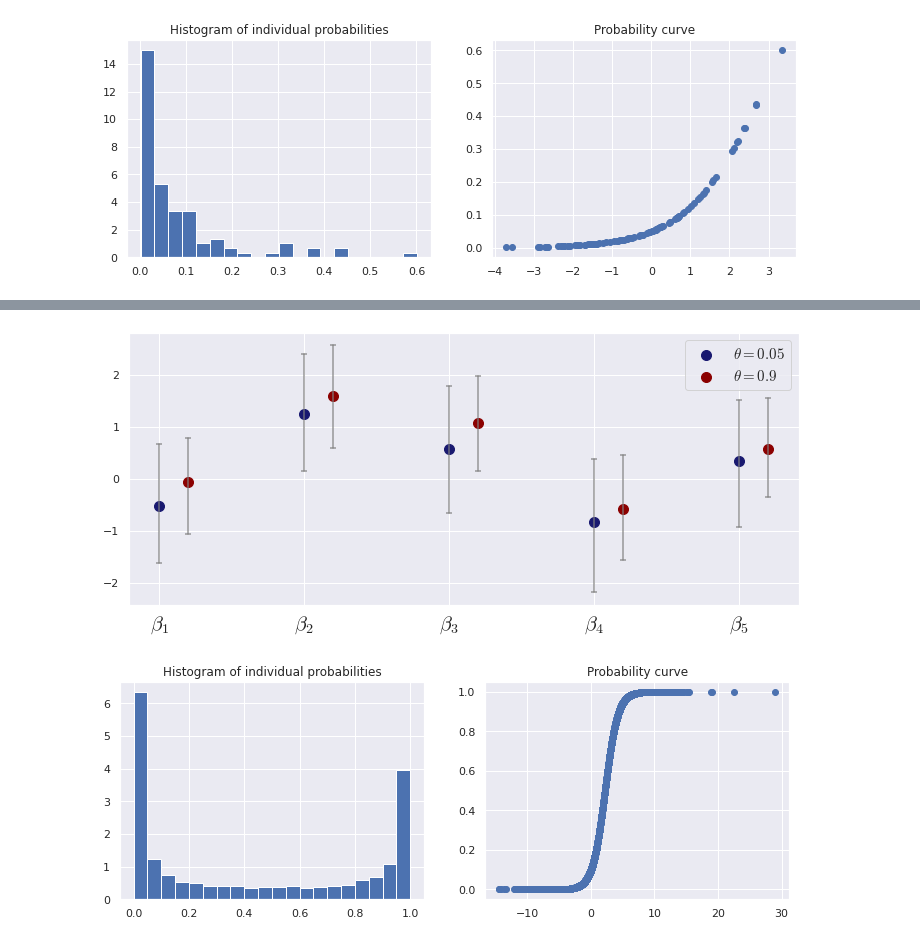
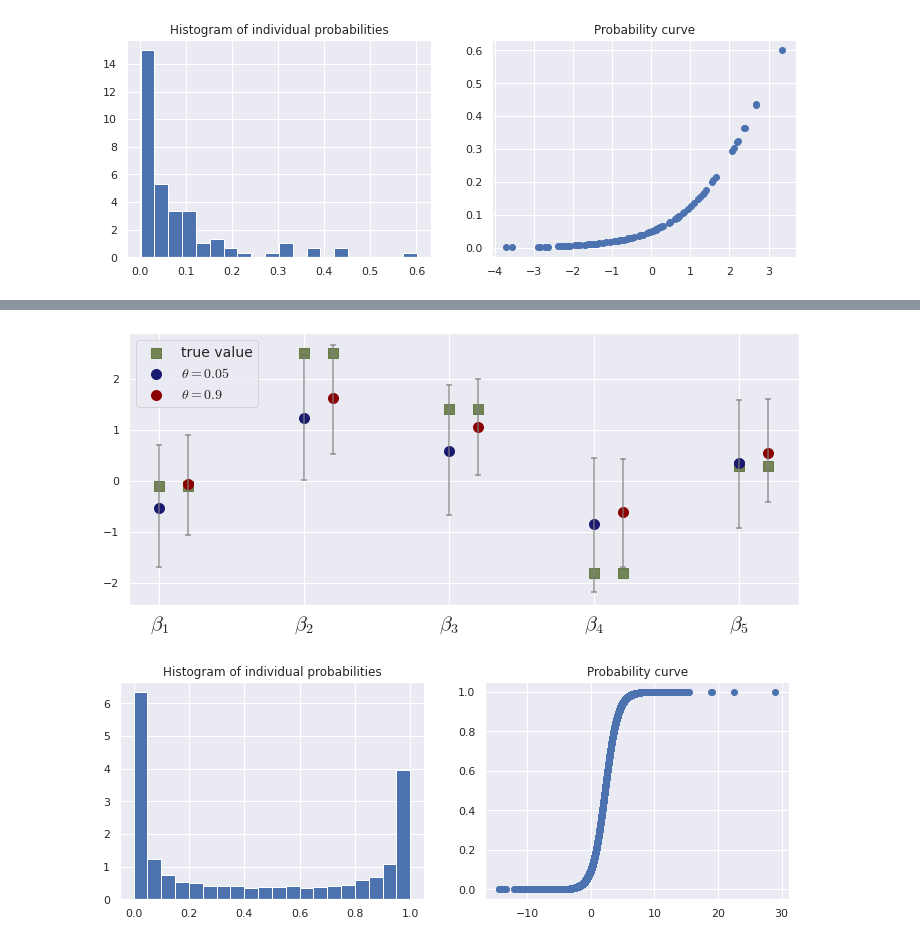
Before and after one commit to lucasmoschen/rds-bayesian-analysis-tcc, a Jupyter notebook: notebooks_book/perfect_test.ipynb, the cells around one changed output, grey strips where cells are left out. Drawn from its saved outputs; the diff is of its cells as text; code cells hidden in the pictures.

```diff
--- a/notebooks_book/perfect_test.ipynb
+++ b/notebooks_book/perfect_test.ipynb
@@ -376,13 +376,13 @@ data,  theta = simulation(n_samples=100,
                          )
 
 fit_perfect = sm.sampling(data=data, iter=2000, pars = ['prev', 'effects'])
-summary = az.summary(fit_perfect)
+summary = az.summary(fit_perfect, hdi_prob=0.95)
 
 theta = expit(logit(0.9) + data["X"]@beta)
 np.random.seed(10000)
 data["Y"] = np.random.binomial(n = 1, p = theta)
 
 fit_perfect = sm.sampling(data=data, iter=2000, pars = ['prev', 'effects'])
-summary2 = az.summary(fit_perfect)
+summary2 = az.summary(fit_perfect, hdi_prob=0.95)
 # %% [output]
 [figure]
@@ -389,25 +399,31 @@ summary2 = az.summary(fit_perfect)
 # %%
 fig, ax = plt.subplots(figsize = (12,5))
 
 for i in range(summary.shape[0]-1):
     par = "effects[{}]".format(i)
-    ax.plot([i,i], [summary.loc[par,"hdi_3%"], summary.loc[par,"hdi_97%"]], color = 'grey', alpha = 0.8)
-    ax.plot([i+0.2,i+0.2], [summary2.loc[par,"hdi_3%"], summary2.loc[par,"hdi_97%"]], color = 'grey', alpha = 0.8)
-    ax.scatter([i,i], [summary.loc[par,"hdi_3%"], summary.loc[par,"hdi_97%"]], color = 'grey', alpha = 0.8, marker = '_')
-    ax.scatter([i+0.2,i+0.2], [summary2.loc[par,"hdi_3%"], summary2.loc[par,"hdi_97%"]], color = 'grey', alpha = 0.8, marker = '_')
+    ax.plot([i,i], [summary.loc[par,"hdi_2.5%"], summary.loc[par,"hdi_97.5%"]], color = 'grey', alpha = 0.8)
+    ax.plot([i+0.2,i+0.2], [summary2.loc[par,"hdi_2.5%"], summary2.loc[par,"hdi_97.5%"]], color = 'grey', alpha = 0.8)
+    ax.scatter([i,i], [summary.loc[par,"hdi_2.5%"], summary.loc[par,"hdi_97.5%"]], color = 'grey', alpha = 0.8, marker = '_')
+    ax.scatter([i+0.2,i+0.2], [summary2.loc[par,"hdi_2.5%"], summary2.loc[par,"hdi_97.5%"]], color = 'grey', alpha = 0.8, marker = '_')
+    if i == 0:
+        label = 'true value'
+    else:
+        label = ''
+    ax.scatter([i,i+0.2], [beta[i], beta[i]], color = 'darkolivegreen', alpha = 0.8, marker='s', s=100, label=label)
+
 
 ax.scatter(range(summary.shape[0]-1), summary["mean"].values[1:], color = 'midnightblue', s = 100, label = r"$\theta = 0.05$")
 ax.scatter(0.2+np.arange(summary2.shape[0]-1), summary2["mean"].values[1:], color = 'darkred', s = 100, label = r"$\theta = 0.9$")
 
-ax.legend(fontsize = 15)
+ax.legend(fontsize = 14)
 
 ticks_loc = ax.get_xticks().tolist()
 ax.set_xticklabels(labels=[r"$\beta_{}$".format(i) for i in range(6)], fontsize = 20)
 
 plt.savefig("../images/comparing-diff-prevalence-perfect-tests.pdf", bbox_inches = "tight")
 plt.show()
 # %% [output]
-[figure, old version]
+[figure, new version]
 # %%
 np.random.seed(500)
 beta = np.random.normal(scale = 2, size = 50)*np.random.binomial(n=1, p=0.3, size=50)
```
Also changed, not shown: parts of 1 cell of this notebook, 13 other files.
